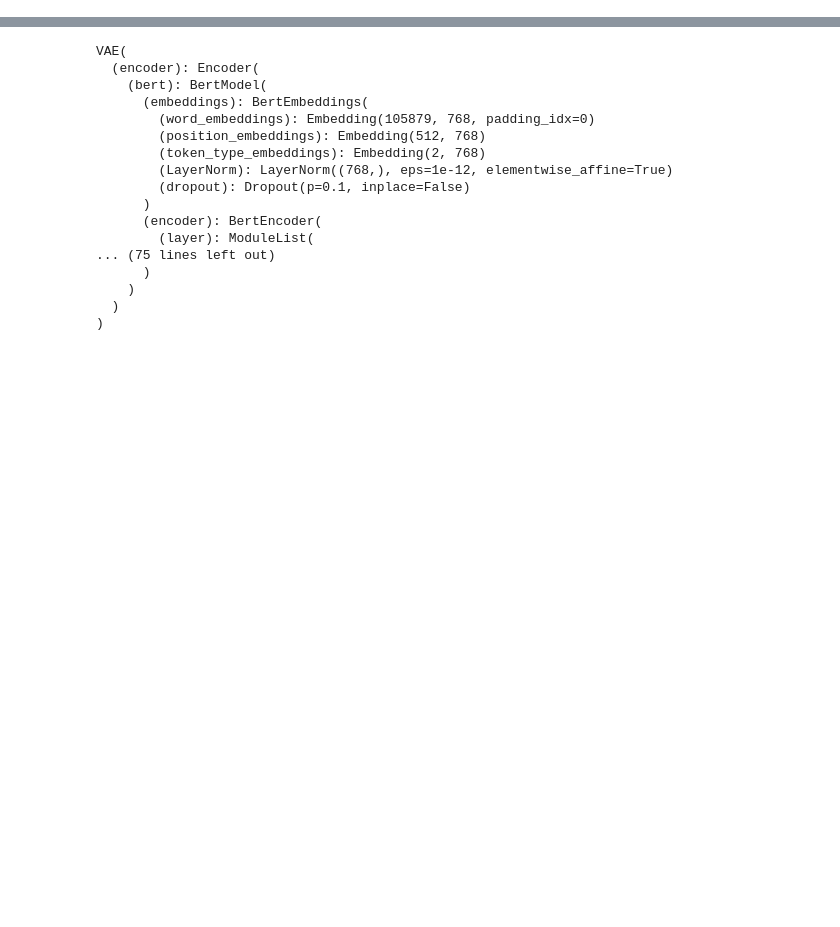
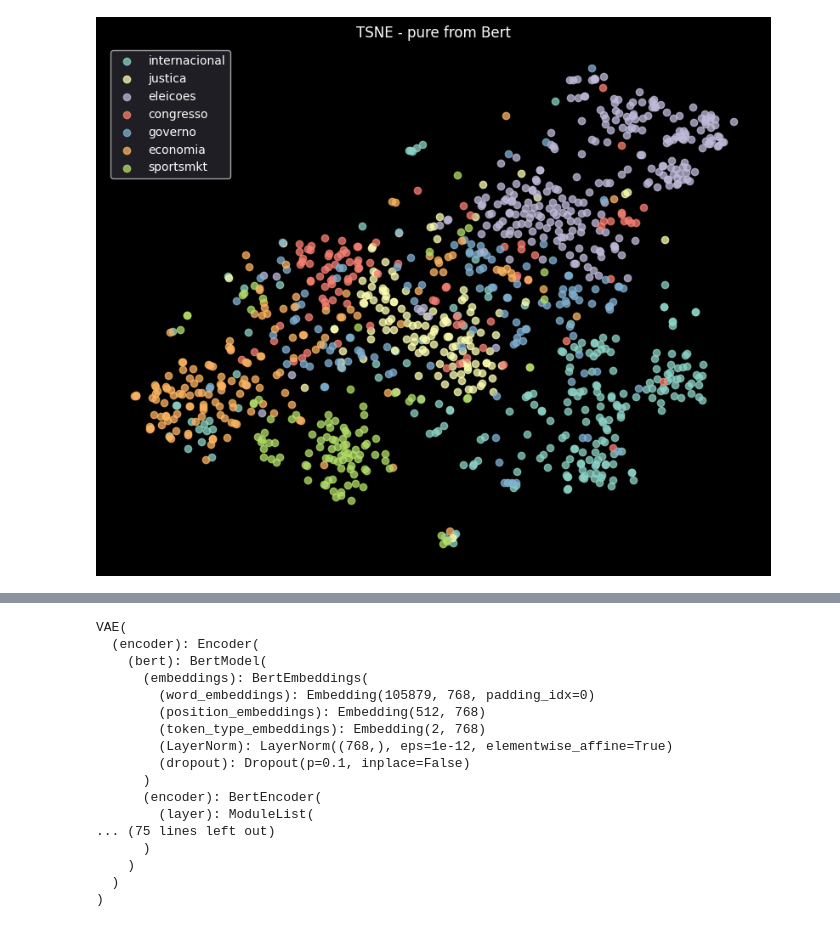
Before and after one commit to xValentim/vector-search-bert-based, a Jupyter notebook: notebooks/my_dataset_custom_bert_models.ipynb, the cells around one changed output, grey strips where cells are left out. Cells and saved outputs as stored; diff of their text form; code cells hidden in the pictures; blank space fills up the shorter version.

```diff
--- a/notebooks/my_dataset_custom_bert_models.ipynb
+++ b/notebooks/my_dataset_custom_bert_models.ipynb
@@ -192,3 +199,16 @@ all_codings_tsne = tsne.fit_transform(all_mu_np)
+# %%
+plt.style.use('dark_background')
+plt.rcParams['axes.facecolor'] = '#26262e'
+
+plt.figure(figsize=(10, 8))
+plt.title(r'TSNE - pure from Bert')
+for i, classe in enumerate(label_encoder):
+    plt.scatter(all_codings_pre_tsne[:, 0][all_labels_np == i], all_codings_pre_tsne[:, 1][all_labels_np == i], label=classe.split('-')[1], alpha=0.75)
+plt.legend()
+plt.axis('off')
+plt.show()
+# %% [output]
+[figure, added]
 # %%
 plt.style.use('dark_background')
 plt.rcParams['axes.facecolor'] = '#26262e'
```
Also changed, not shown: parts of 10 cells of this notebook, 25 other files.
